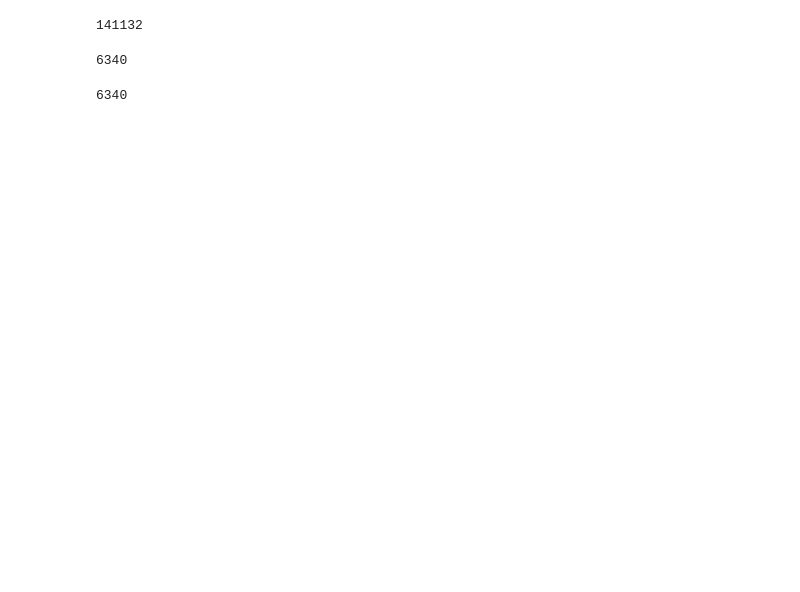
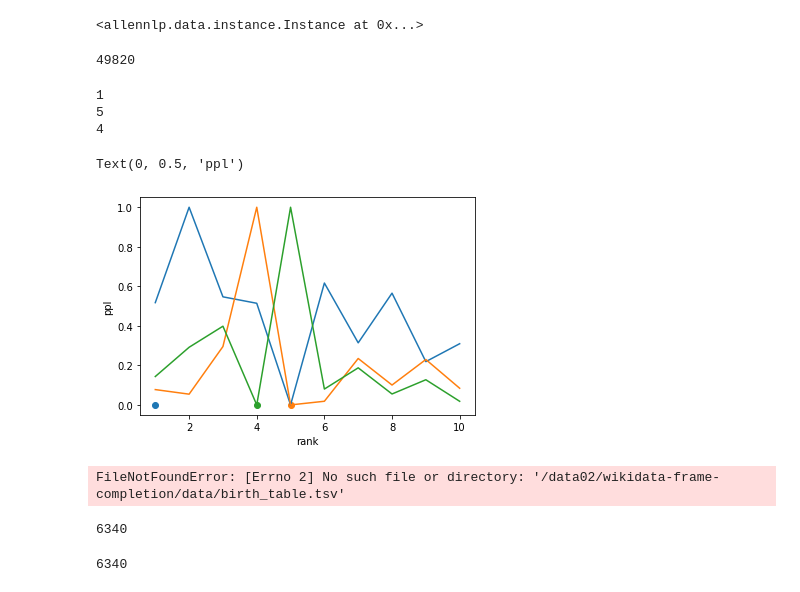
Before and after one commit to jiashenggu/kb, a Jupyter notebook: process_birth.ipynb, the cells around one changed output. Drawn from its saved outputs; the diff is of its cells as text; code cells hidden in the pictures; blank space fills up the shorter version.

```diff
--- a/process_birth.ipynb
+++ b/process_birth.ipynb
@@ -1,6 +0,0 @@
-# %%
-with open('/data02/wikidata-frame-completion/data/birth_table1.tsv', 'r') as t:
-    i = 0
-    for line in t:
-        i+=1
-    print(i)
@@ -8,0 +33,2 @@ with open('/data02/wikidata-frame-completion/data/birth_table1.tsv', 'r') as t:
+# %%
+config = Params.from_file("/nas/home/gujiashe/kb/knowbert_wiki_wordnet_model/config.json")
@@ -8,0 +79,47 @@ with open('/data02/wikidata-frame-completion/data/birth_table1.tsv', 'r') as t:
+# %%
+instances = dataset_reader.read(evaluation_file)
+instances[0]
+# %% [output]
+<allennlp.data.instance.Instance at 0x...>
+# %%
+ppls = []
+instances = dataset_reader.read(evaluation_file)
+for batch_no, batch in enumerate(tqdm.tqdm(iterator(instances, num_epochs=1))):
+    b = move_to_device(batch, 0)
+    loss = model(**b)
+    ppl = np.exp(model.get_metrics()["lm_loss_wgt"])
+    # print(ppl)
+    ppls.append(ppl)
+    model.get_metrics(reset=True)
+    # if batch_no % 100 == 0:
+    #     print(model.get_metrics())
+    # break
+# ppls
+# print(model.get_metrics())
+# %%
+len(ppls)
+# %% [output]
+49820
+# %%
+data = pd.read_csv('/nas/home/gujiashe/trans/yago310_ppls_top10.tsv', sep="\t", header=0, index_col=0)
+
+data['ppls'] = ppls
+
+vis = set()
+for index in range(8, 11):
+    if data["rank"][index*10]>10 or data["rank"][index*10] in vis:
+        continue
+    vis.add(data["rank"][index*10])
+    print(data["rank"][index*10])
+    plt.scatter(data["rank"][index*10], 0)
+    df = pd.Series(ppls[index*10:index*10 + 10])
+    normalized_df=(df-df.min())/(df.max()-df.min())
+    plt.plot([i for i in range(1, 11)], normalized_df)
+plt.xlabel("rank")
+plt.ylabel("ppl")
+# %% [output]
+1
+5
+4
+Text(0, 0.5, 'ppl')
+[figure, added]
@@ -76,7 +195,7 @@ with open('/data02/wikidata-frame-completion/data/birth_table.tsv', 'r') as t:
     sentences_birth.close()
     print(i)
 # %% [output]
-141132
+FileNotFoundError: [Errno 2] No such file or directory: '/data02/wikidata-frame-completion/data/birth_table.tsv'
 # %%
 import datetime
 import csv
```
Also changed, not shown: parts of 5 cells of this notebook, 30 other files.
